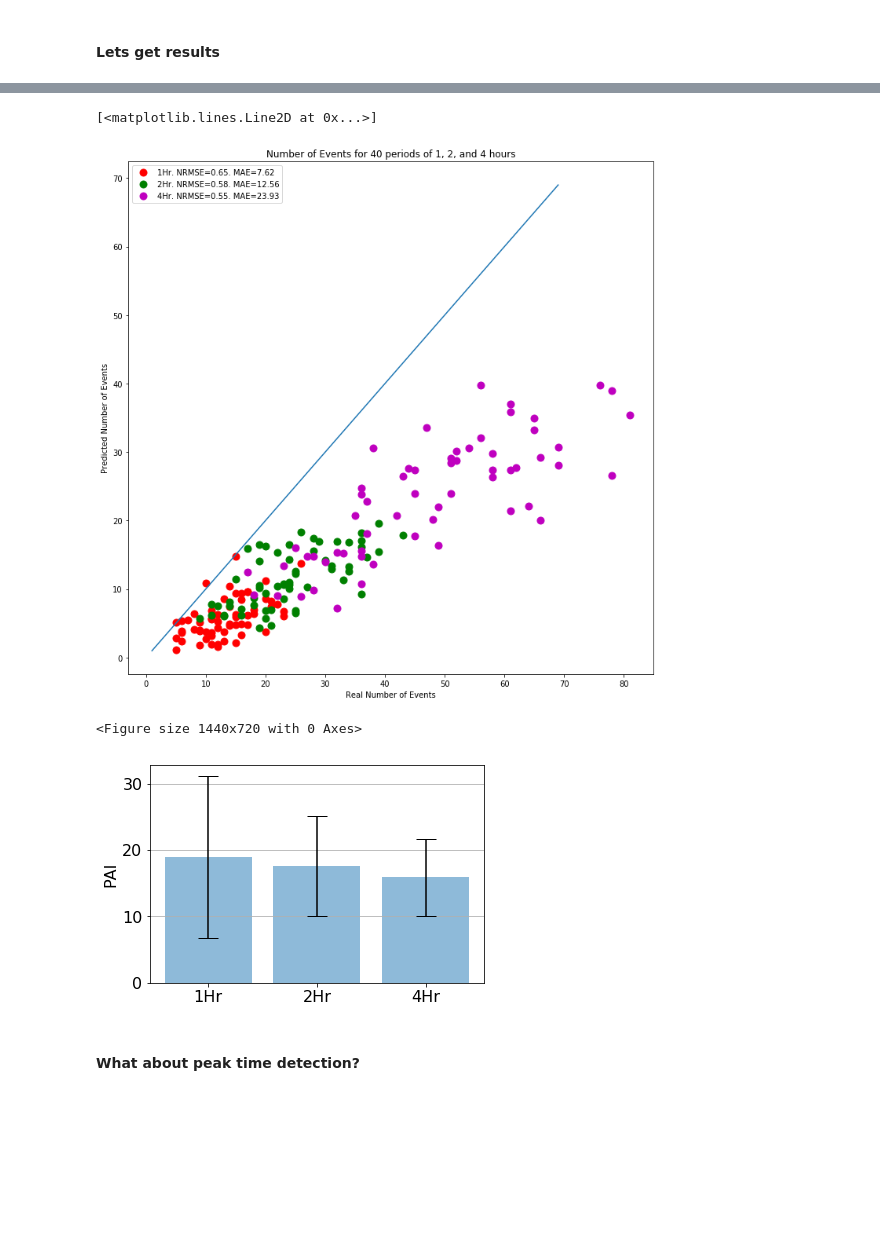
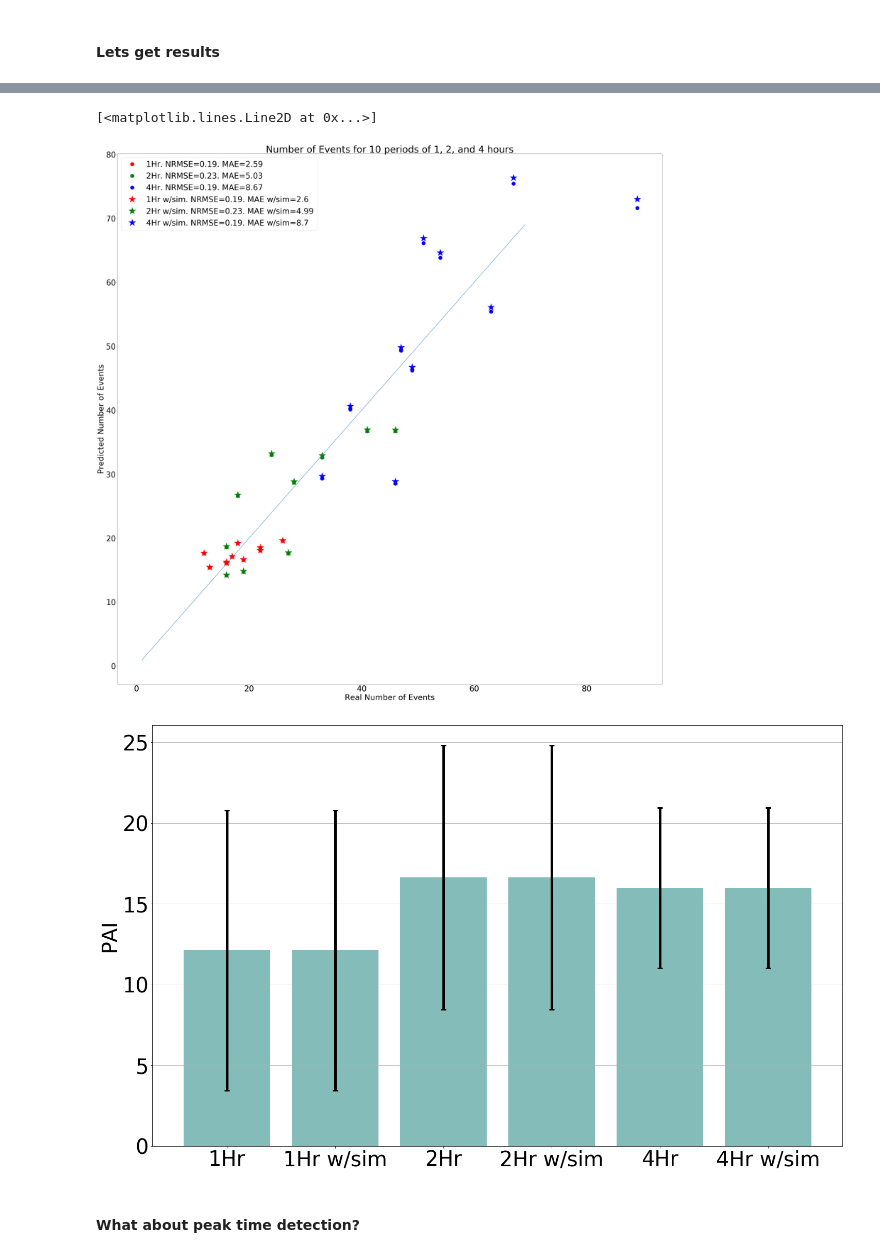
Before and after one commit to rjhosler/IUPUI-REU, a Jupyter notebook: Point Process Training w Class.ipynb, the cells around one changed output, grey strips where cells are left out. Drawn from its saved outputs; the diff is of its cells as text; code cells hidden in the pictures; blank space fills up the shorter version.

```diff
--- a/Point Process Training w Class.ipynb
+++ b/Point Process Training w Class.ipynb
@@ -80,2 +98,9 @@ Grid: (34, 18), Model: 3.7548082418449646, Real: 7
 # %% [markdown]
 #### Testing Projections w/Simulation
+# %%
+simulation = PointProcessRun(param_location = save_loc_out, save_loc = 'PPtesting.npz')
+start_index = end
+end_index = start_index + 15
+test_points = full_data[start_index:end_index]
+test_points.reset_index(drop=True,inplace=True)
+ints,ig,pred,ig,ig,ig,ig,=simulation.test_projection(test_points, num_hotspots = 30)
@@ -82,7 +125,7 @@ Grid: (34, 18), Model: 3.7548082418449646, Real: 7
 # %%
-simulation = PointProcessRun(param_location = save_loc, save_loc = 'PPtesting.npz')
+simulation = PointProcessRun(param_location = save_loc_out, save_loc = 'PPtesting.npz')
 
-test_points = full_data[end:end+1000]
+test_points = full_data[start_index:end_index]
 test_points.reset_index(drop=True,inplace=True)
-ints,ig,pred,ig,ig,ig,ig,=simulation.test_projection(test_points, num_hotspots = 10, num_simulation_iters = 100)
+ints,ig,pred,ig,ig,ig,ig,=simulation.test_projection(test_points, num_hotspots = 30, use_synthetic=False)
 # %% [output]
@@ -92,6 +148,0 @@ ValueError: lam < 0
-# %%
-simulation = PointProcessRun(param_location = save_loc, save_loc = 'PPtesting.npz')
-
-test_points = full_data[end:end+1000]
-test_points.reset_index(drop=True,inplace=True)
-ints,ig,pred,ig,ig,ig,ig,=simulation.test_projection(test_points, num_hotspots = 10, use_simulation=False)
@@ -370,57 +447,76 @@ print(np.mean(pred_num_4h), np.mean(real_num_4h), np.mean(pai_4h),
 # %%
+plt.rcParams.update({'font.size': 40, 'text.color' : "black",
+                     'axes.labelcolor' : "black"})
+
 import sklearn.metrics
 rmse1 = sqrt(sklearn.metrics.mean_squared_error(real_num_1h, pred_num_1h))/ (np.mean(real_num_1h))
 rmse2 = sqrt(sklearn.metrics.mean_squared_error(real_num_2h, pred_num_2h))/(np.mean(real_num_2h))
 rmse4 = sqrt(sklearn.metrics.mean_squared_error(real_num_4h, pred_num_4h))/(np.mean(real_num_4h))
 
+rmse1_sim = sqrt(sklearn.metrics.mean_squared_error(real_num_1h_sim, pred_num_1h_sim))/ (np.mean(real_num_1h_sim))
+rmse2_sim = sqrt(sklearn.metrics.mean_squared_error(real_num_2h_sim, pred_num_2h_sim))/ (np.mean(real_num_2h_sim))
+rmse4_sim = sqrt(sklearn.metrics.mean_squared_error(real_num_4h_sim, pred_num_4h_sim))/ (np.mean(real_num_4h_sim))
+
 mae1 = sklearn.metrics.mean_absolute_error(real_num_1h, pred_num_1h)
 mae2 = sklearn.metrics.mean_absolute_error(real_num_2h, pred_num_2h)
 mae4 = sklearn.metrics.mean_absolute_error(real_num_4h, pred_num_4h)
 
-plt.figure(figsize=(12,12))
-plt.plot(real_num_1h, pred_num_1h, 'r.', label = "1Hr. NRMSE="+str(round(rmse1, 2))+". MAE="+str(round(mae1, 2)), markersize=18)
-plt.plot(real_num_2h, pred_num_2h, 'g.', label = "2Hr. NRMSE="+str(round(rmse2, 2))+". MAE="+str(round(mae2, 2)), markersize=18)
-plt.plot(real_num_4h, pred_num_4h, 'm.', label = "4Hr. NRMSE="+str(round(rmse4, 2))+". MAE="+str(round(mae4, 2)), markersize=18)
+mae1_sim = sklearn.metrics.mean_absolute_error(real_num_1h_sim, pred_num_1h_sim)
+mae2_sim = sklearn.metrics.mean_absolute_error(real_num_2h_sim, pred_num_2h_sim)
+mae4_sim = sklearn.metrics.mean_absolute_error(real_num_4h_sim, pred_num_4h_sim)
+
+plt.figure(figsize=(50,50))
+plt.plot(real_num_1h, pred_num_1h, 'r.', label = "1Hr. NRMSE="+str(round(rmse1, 2))+". MAE="+str(round(mae1, 2)), markersize=38)
+plt.plot(real_num_2h, pred_num_2h, 'g.', label = "2Hr. NRMSE="+str(round(rmse2, 2))+". MAE="+str(round(mae2, 2)), markersize=38)
+plt.plot(real_num_4h, pred_num_4h, 'b.', label = "4Hr. NRMSE="+str(round(rmse4, 2))+". MAE="+str(round(mae4, 2)), markersize=38)
+plt.plot(real_num_1h, pred_num_1h_sim, 'r.', label = "1Hr w/sim. NRMSE="+str(round(rmse1_sim, 2))+". MAE w/sim="+str(round(mae1_sim, 2)), markersize=38, marker='*')
+plt.plot(real_num_2h, pred_num_2h_sim, 'g.', label = "2Hr w/sim. NRMSE="+str(round(rmse2_sim, 2))+". MAE w/sim="+str(round(mae2_sim, 2)), markersize=38, marker='*')
+plt.plot(real_num_4h, pred_num_4h_sim, 'b.', label = "4Hr w/sim. NRMSE="+str(round(rmse4_sim, 2))+". MAE w/sim="+str(round(mae4_sim, 2)), markersize=38, marker='*')
 plt.xlabel('Real Number of Events')
 plt.ylabel('Predicted Number of Events')
 plt.legend()
-plt.title('Number of Events for 40 periods of 1, 2, and 4 hours')
+plt.title('Number of Events for 10 periods of 1, 2, and 4 hours')
 x = np.arange(1, 70)
 plt.plot(x, x)
-#plt.plot(real_nm_24h, pred_num_24h, 'b.')
 # %% [output]
 [<matplotlib.lines.Line2D at 0x...>]
-[figure, old version]
+[figure, new version]
 # %%
-plt.rcParams.update({'font.size': 16})
-
-plt.figure(figsize=(20,10))
 
 labels=['1Hr',
-      '2Hr',
-      '4Hr']
+        '1Hr w/sim',
+        '2Hr',
+        '2Hr w/sim',
+        '4Hr',
+        '4Hr w/sim']
+
 x_pos = np.arange(len(labels))
 CTEs = [np.mean(pai_1h),
-       np.mean(pai_2h),
-       np.mean(pai_4h)]
+        np.mean(pai_1h_sim),
+        np.mean(pai_2h),
+        np.mean(pai_2h_sim),
+        np.mean(pai_4h),
+        np.mean(pai_4h_sim)]
 
 error = [np.std(pai_1h),
-       np.std(pai_2h),
-       np.std(pai_4h)]
+         np.std(pai_1h_sim),
+         np.std(pai_2h),
+         np.std(pai_2h_sim),
+         np.std(pai_4h),
+         np.std(pai_4h_sim)]
 
-fig, ax = plt.subplots()
-ax.bar(x_pos, CTEs, yerr = error,  alpha=0.5, ecolor='black', capsize=10)
+fig, ax = plt.subplots(figsize=(24,15))
 
+ax.bar(x_pos, CTEs, yerr = error,color=[11/255,122/255,117/255], alpha=0.5, ecolor='black', capsize=5,error_kw=dict(lw=5, capsize=5, capthick=3))
 ax.set_ylabel("PAI")
 ax.set_xticks(x_pos)
 ax.set_xticklabels(labels)
 #ax.set_title("Average PAI for 20 predicions over 1, 2, and 4 hours \nfor 50 by 50 grid (cell size of .16 mi^2)")
 ax.yaxis.grid(True)
 
 plt.show()
 # %% [output]
-<Figure size 1440x720 with 0 Axes>
-[figure, old version]
+[figure, new version]
 # %% [markdown]
 #### What about peak time detection?
 # %%
```
Also changed, not shown: parts of 30 cells of this notebook.
